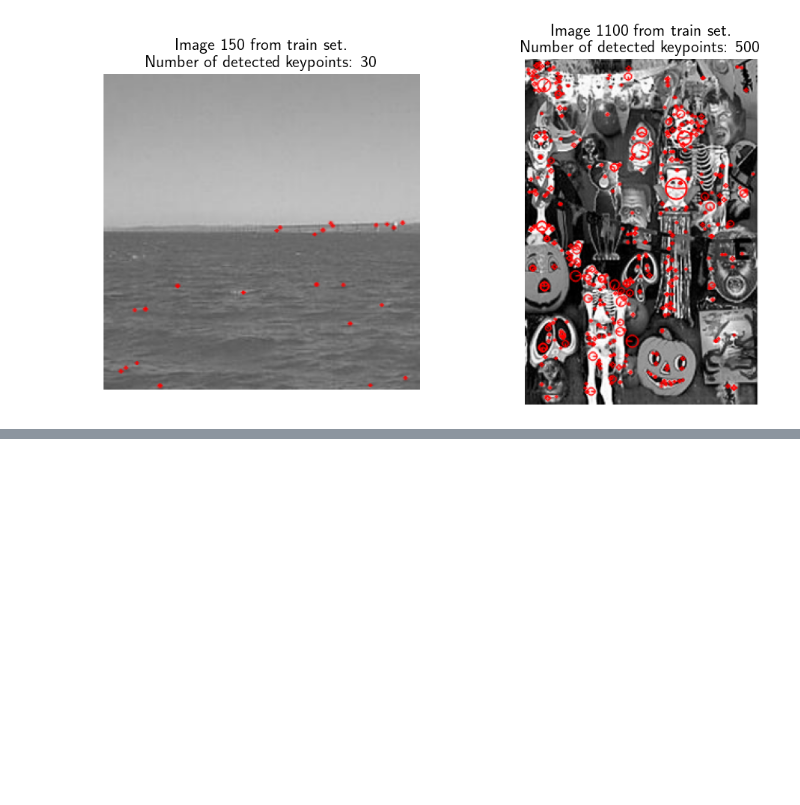
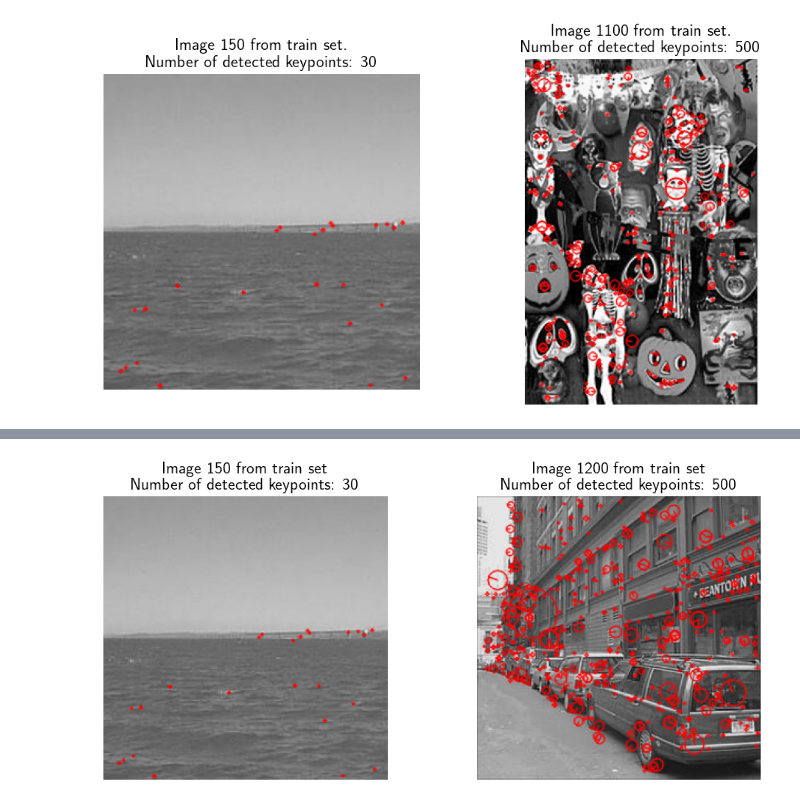
Before and after one commit to marcotallone/bow-classifier, a Jupyter notebook: notebooks/results-plots.ipynb, the cells around one changed output, grey strips where cells are left out. Saved outputs shown, nothing was run; the diff lists cells and outputs as text; code cells hidden in the pictures; blank space fills up the shorter version.

Commit message:
Updated results notebook and utils functions

```diff
--- a/notebooks/results-plots.ipynb
+++ b/notebooks/results-plots.ipynb
@@ -18,6 +19,8 @@ from utils import *
 DATASET_DIR = "../datasets"
 TRAIN_DIR = os.path.join(DATASET_DIR, "train")
 TEST_DIR = os.path.join(DATASET_DIR, "test")
+LOAD = True
+SAVE = False
 
 # Load data
 train_images, train_labels, classes = load_images(TRAIN_DIR)
@@ -1639,0 +687,63 @@ print(s)
+# %%
+import cv2
+import matplotlib.pyplot as plt
+import os
+
+# Function to resize images to the same height
+def resize_to_same_height(image1, image2):
+    height1, width1 = image1.shape[:2]
+    height2, width2 = image2.shape[:2]
+
+    # Determine the new height (minimum of the two heights)
+    new_height = min(height1, height2)
+
+    # Calculate the new width to maintain aspect ratio
+    new_width1 = int((new_height / height1) * width1)
+    new_width2 = int((new_height / height2) * width2)
+
+    # Resize images
+    resized_image1 = cv2.resize(image1, (new_width1, new_height))
+    resized_image2 = cv2.resize(image2, (new_width2, new_height))
+
+    return resized_image1, resized_image2
+
+# Keypoints for 2 sample images
+i1 = 150
+i2 = 1200
+image1 = train_images[i1]
+image2 = train_images[i2]
+keypoints1, descriptors1 = sift.detectAndCompute(image1, None)
+keypoints2, descriptors2 = sift.detectAndCompute(image2, None)
+
+# Draw keypoints on the images
+image_keypoints1 = cv2.drawKeypoints(
+    image1,
+    keypoints1,
+    outImage=None,
+    color=(255, 0, 0),
+    flags=cv2.DRAW_MATCHES_FLAGS_DRAW_RICH_KEYPOINTS
+)
+image_keypoints2 = cv2.drawKeypoints(
+    image2,
+    keypoints2,
+    outImage=None,
+    color=(255, 0, 0),
+    flags=cv2.DRAW_MATCHES_FLAGS_DRAW_RICH_KEYPOINTS
+)
+
+# Resize images to the same height
+image_keypoints1, image_keypoints2 = resize_to_same_height(image_keypoints1, image_keypoints2)
+
+fig, ax = plt.subplots(1, 2, figsize=(12, 5))
+
+ax[0].imshow(image_keypoints1)
+ax[0].set_title(f"Image {i1} from train set\nNumber of detected keypoints: {len(keypoints1)}", fontsize=16)
+ax[0].axis("off")
+ax[1].imshow(image_keypoints2)
+ax[1].set_title(f"Image {i2} from train set\nNumber of detected keypoints: {len(keypoints2)}", fontsize=16)
+ax[1].axis("off")
+
+fig.savefig(os.path.join(IMAGE_DIR, "keypoints.pdf"), bbox_inches='tight')
+plt.show()
+# %% [output]
+[figure, added]
```
Also changed, not shown: parts of 68 cells of this notebook, 1 other file.
